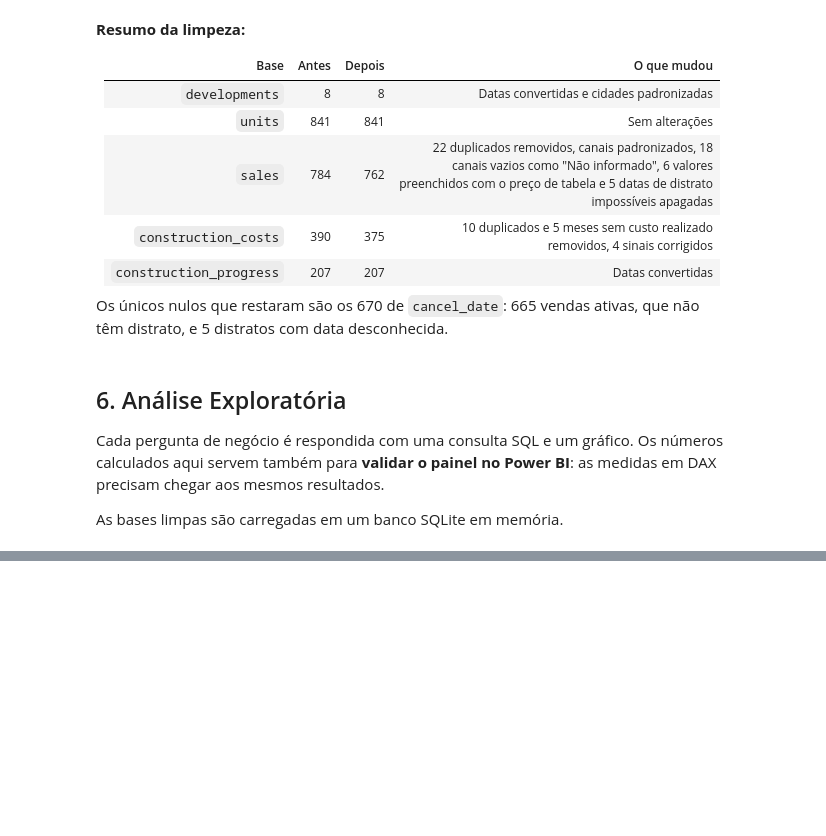
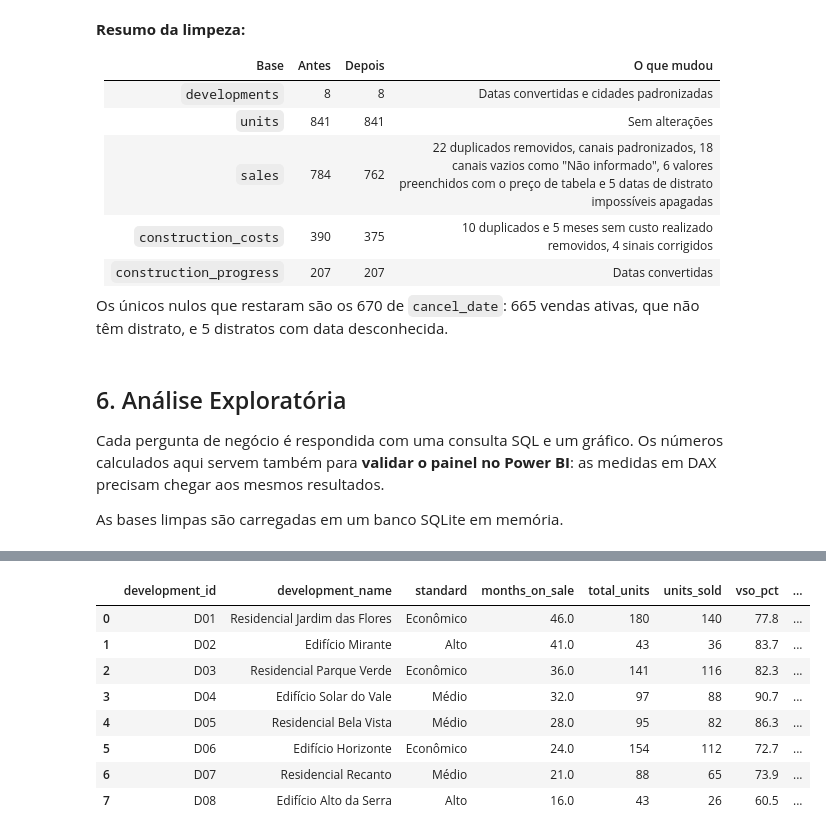
Before and after one commit to ricardo-paganini/construction-powerbi-dashboard, a Jupyter notebook: construction_analysis.ipynb, the cells around one changed output, grey strips where cells are left out. Cells and saved outputs as stored; diff of their text form; code cells hidden in the pictures; blank space fills up the shorter version.

```diff
--- a/construction_analysis.ipynb
+++ b/construction_analysis.ipynb
@@ -444,3 +444,8 @@ Os únicos nulos que restaram são os 670 de `cancel_date`: 665 vendas ativas, q
 Cada pergunta de negócio é respondida com uma consulta SQL e um gráfico. Os números calculados aqui servem também para **validar o painel no Power BI**: as medidas em DAX precisam chegar aos mesmos resultados.
 
 As bases limpas são carregadas em um banco SQLite em memória.
+# %%
+conn = sqlite3.connect(':memory:')
+
+for name, df in tables.items():
+    df.to_sql(name, conn, index=False)
@@ -446,0 +460,44 @@ As bases limpas são carregadas em um banco SQLite em memória.
+# %%
+query = '''
+WITH unit_totals AS (
+    SELECT development_id,
+           SUM(list_price) AS total_vgv
+    FROM units
+    GROUP BY development_id
+),
+active_sales AS (
+    SELECT u.development_id,
+           COUNT(*) AS units_sold,
+           SUM(s.sale_value) AS sold_vgv
+    FROM sales s
+    JOIN units u ON s.unit_id = u.unit_id
+    WHERE s.status = 'Ativa'
+    GROUP BY u.development_id
+)
+SELECT d.development_id,
+       d.development_name,
+       d.standard,
+       ROUND((julianday('2025-12-31') - julianday(d.launch_date)) / 30.4) AS months_on_sale,
+       d.total_units,
+       COALESCE(a.units_sold, 0) AS units_sold,
+       ROUND(100.0 * COALESCE(a.units_sold, 0) / d.total_units, 1) AS vso_pct,
+       ROUND(t.total_vgv / 1000000, 1) AS total_vgv_mi,
+       ROUND(COALESCE(a.sold_vgv, 0) / 1000000, 1) AS sold_vgv_mi
+FROM developments d
+JOIN unit_totals t ON d.development_id = t.development_id
+LEFT JOIN active_sales a ON d.development_id = a.development_id
+ORDER BY d.development_id
+'''
+
+sales_by_development = pd.read_sql(query, conn)
+sales_by_development
+# %% [output]
+|  | development_id | development_name | standard | months_on_sale | total_units | units_sold | vso_pct | ... |
+| 0 | D01 | Residencial Jardim das Flores | Econômico | 46.0 | 180 | 140 | 77.8 | ... |
+| 1 | D02 | Edifício Mirante | Alto | 41.0 | 43 | 36 | 83.7 | ... |
+| 2 | D03 | Residencial Parque Verde | Econômico | 36.0 | 141 | 116 | 82.3 | ... |
+| 3 | D04 | Edifício Solar do Vale | Médio | 32.0 | 97 | 88 | 90.7 | ... |
+| 4 | D05 | Residencial Bela Vista | Médio | 28.0 | 95 | 82 | 86.3 | ... |
+| 5 | D06 | Edifício Horizonte | Econômico | 24.0 | 154 | 112 | 72.7 | ... |
+| 6 | D07 | Residencial Recanto | Médio | 21.0 | 88 | 65 | 73.9 | ... |
+| 7 | D08 | Edifício Alto da Serra | Alto | 16.0 | 43 | 26 | 60.5 | ... |
```
Also changed, not shown: parts of 2 cells of this notebook.
